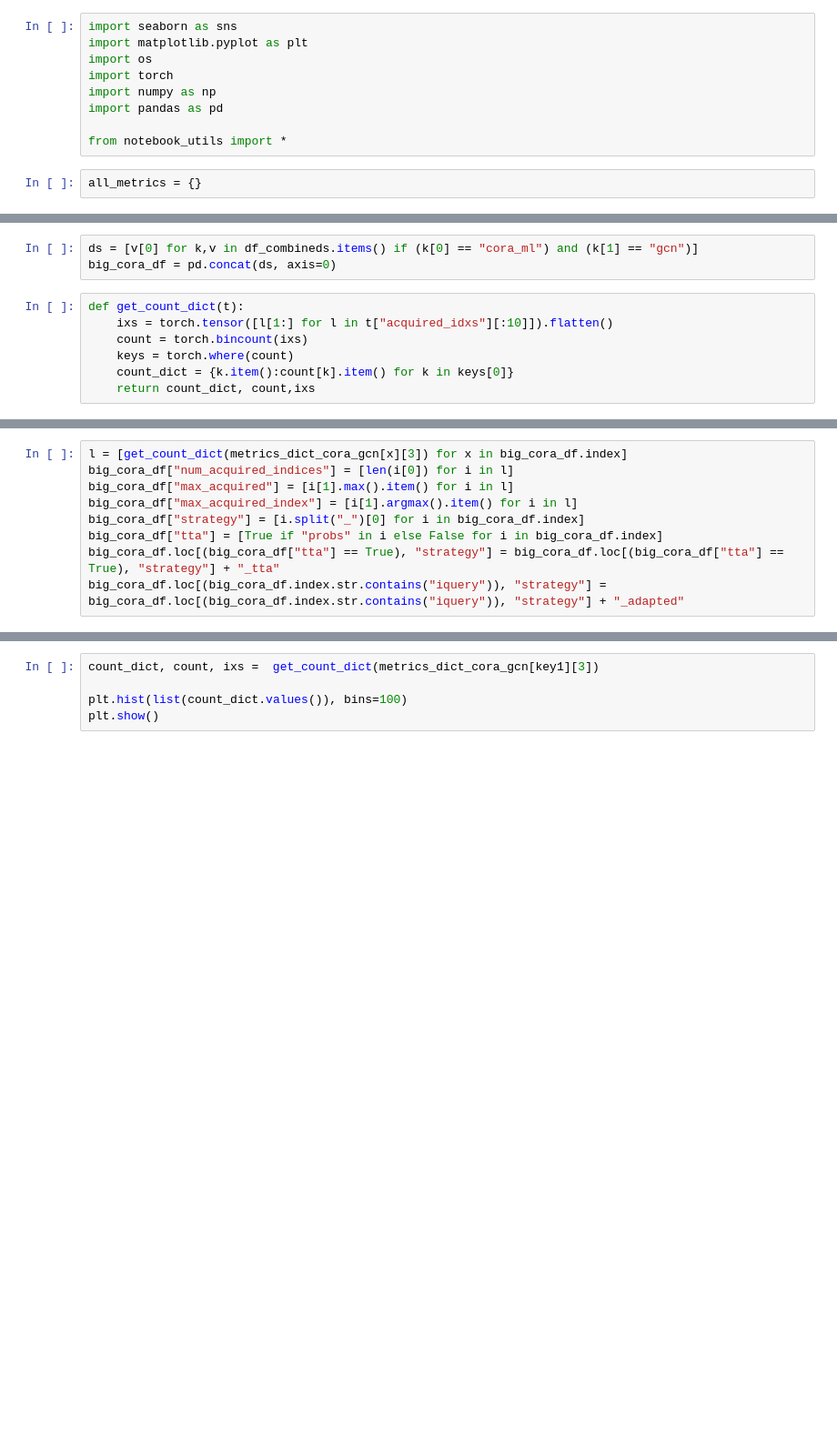
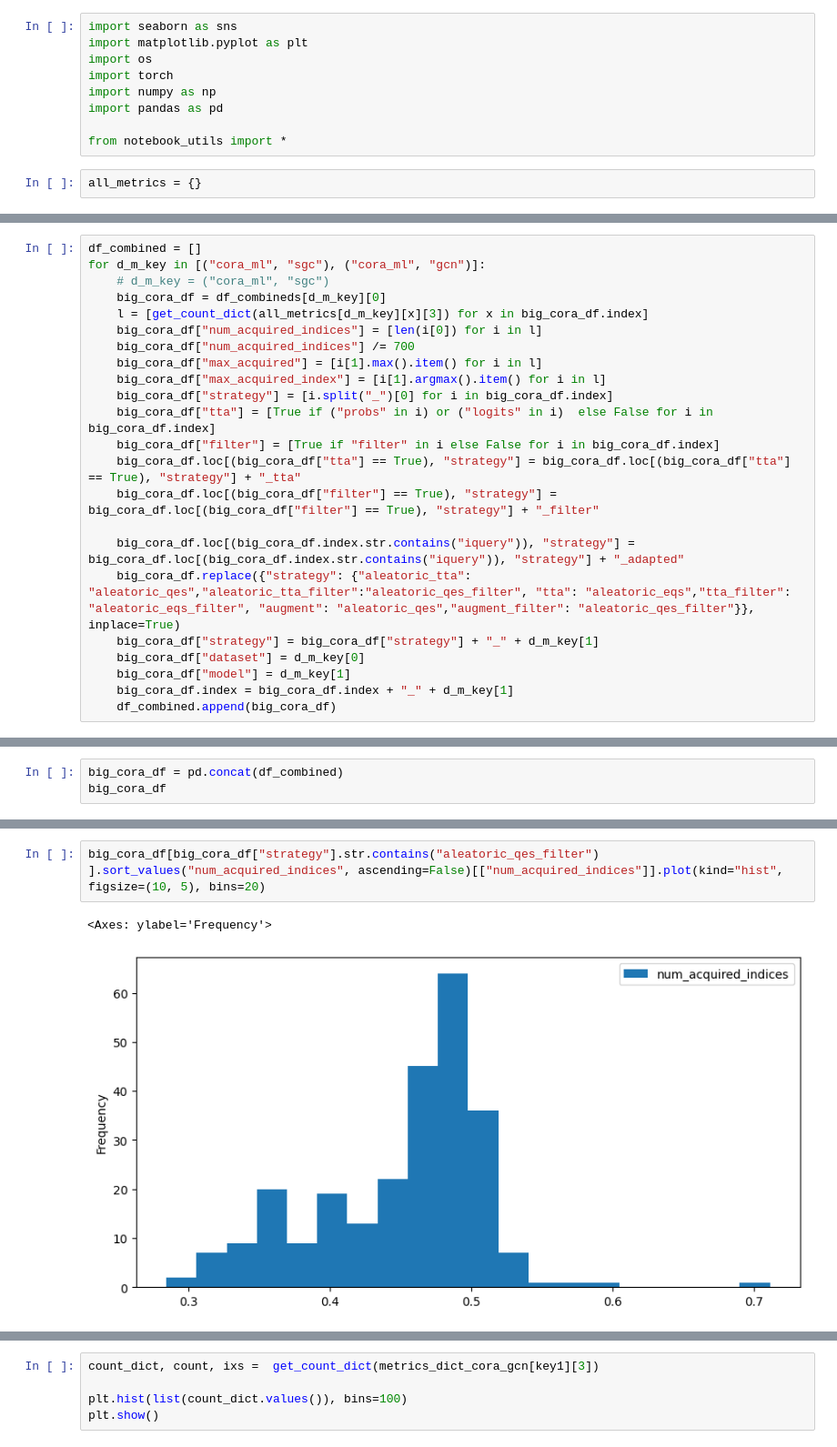
Before and after one commit to drigba/uq-for-al-on-graphs, a Jupyter notebook: notebooks/plot_indexes.ipynb, the cells around one changed output, grey strips where cells are left out. Shown: that part at 91% size. Cells and saved outputs as stored; diff of their text form; blank space fills up the shorter version.

```diff
--- a/notebooks/plot_indexes.ipynb
+++ b/notebooks/plot_indexes.ipynb
@@ -51,10 +71,0 @@ df_combined, df = df_combineds[("cora_ml", "gcn")]
-# %%
-ds = [v[0] for k,v in df_combineds.items() if (k[0] == "cora_ml") and (k[1] == "gcn")]
-big_cora_df = pd.concat(ds, axis=0)
-# %%
-def get_count_dict(t):
-    ixs = torch.tensor([l[1:] for l in t["acquired_idxs"][:10]]).flatten()
-    count = torch.bincount(ixs)
-    keys = torch.where(count)
-    count_dict = {k.item():count[k].item() for k in keys[0]}
-    return count_dict, count,ixs
@@ -110,9 +74,23 @@ big_cora_df
 # %%
-l = [get_count_dict(metrics_dict_cora_gcn[x][3]) for x in big_cora_df.index]
-big_cora_df["num_acquired_indices"] = [len(i[0]) for i in l]
-big_cora_df["max_acquired"] = [i[1].max().item() for i in l]
-big_cora_df["max_acquired_index"] = [i[1].argmax().item() for i in l]
-big_cora_df["strategy"] = [i.split("_")[0] for i in big_cora_df.index]
-big_cora_df["tta"] = [True if "probs" in i else False for i in big_cora_df.index]
-big_cora_df.loc[(big_cora_df["tta"] == True), "strategy"] = big_cora_df.loc[(big_cora_df["tta"] == True), "strategy"] + "_tta"
-big_cora_df.loc[(big_cora_df.index.str.contains("iquery")), "strategy"] = big_cora_df.loc[(big_cora_df.index.str.contains("iquery")), "strategy"] + "_adapted"
+df_combined = []
+for d_m_key in [("cora_ml", "sgc"), ("cora_ml", "gcn")]:
+    # d_m_key = ("cora_ml", "sgc")
+    big_cora_df = df_combineds[d_m_key][0]
+    l = [get_count_dict(all_metrics[d_m_key][x][3]) for x in big_cora_df.index]
+    big_cora_df["num_acquired_indices"] = [len(i[0]) for i in l]
+    big_cora_df["num_acquired_indices"] /= 700
+    big_cora_df["max_acquired"] = [i[1].max().item() for i in l]
+    big_cora_df["max_acquired_index"] = [i[1].argmax().item() for i in l]
+    big_cora_df["strategy"] = [i.split("_")[0] for i in big_cora_df.index]
+    big_cora_df["tta"] = [True if ("probs" in i) or ("logits" in i)  else False for i in big_cora_df.index]
+    big_cora_df["filter"] = [True if "filter" in i else False for i in big_cora_df.index]
+    big_cora_df.loc[(big_cora_df["tta"] == True), "strategy"] = big_cora_df.loc[(big_cora_df["tta"] == True), "strategy"] + "_tta"
+    big_cora_df.loc[(big_cora_df["filter"] == True), "strategy"] = big_cora_df.loc[(big_cora_df["filter"] == True), "strategy"] + "_filter"
+
+    big_cora_df.loc[(big_cora_df.index.str.contains("iquery")), "strategy"] = big_cora_df.loc[(big_cora_df.index.str.contains("iquery")), "strategy"] + "_adapted"
+    big_cora_df.replace({"strategy": {"aleatoric_tta": "aleatoric_qes","aleatoric_tta_filter":"aleatoric_qes_filter", "tta": "aleatoric_eqs","tta_filter": "aleatoric_eqs_filter", "augment": "aleatoric_qes","augment_filter": "aleatoric_qes_filter"}}, inplace=True)
+    big_cora_df["strategy"] = big_cora_df["strategy"] + "_" + d_m_key[1]
+    big_cora_df["dataset"] = d_m_key[0]
+    big_cora_df["model"] = d_m_key[1]
+    big_cora_df.index = big_cora_df.index + "_" + d_m_key[1]
+    df_combined.append(big_cora_df)
@@ -136,0 +97,3 @@ plt.show()
+# %%
+big_cora_df = pd.concat(df_combined)
+big_cora_df
@@ -136,0 +130,5 @@ plt.show()
+# %%
+big_cora_df[big_cora_df["strategy"].str.contains("aleatoric_qes_filter") ].sort_values("num_acquired_indices", ascending=False)[["num_acquired_indices"]].plot(kind="hist", figsize=(10, 5), bins=20)
+# %% [output]
+<Axes: ylabel='Frequency'>
+[figure, added]
```
Also changed, not shown: parts of 24 cells of this notebook, 3 other files.
